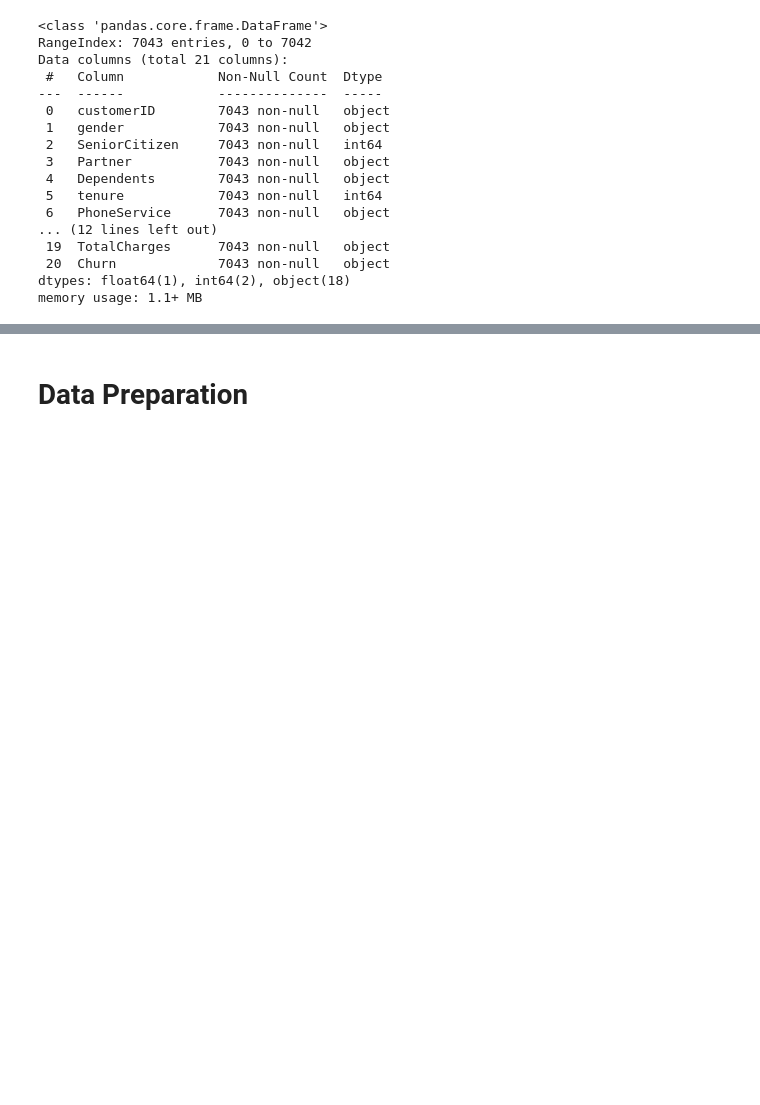
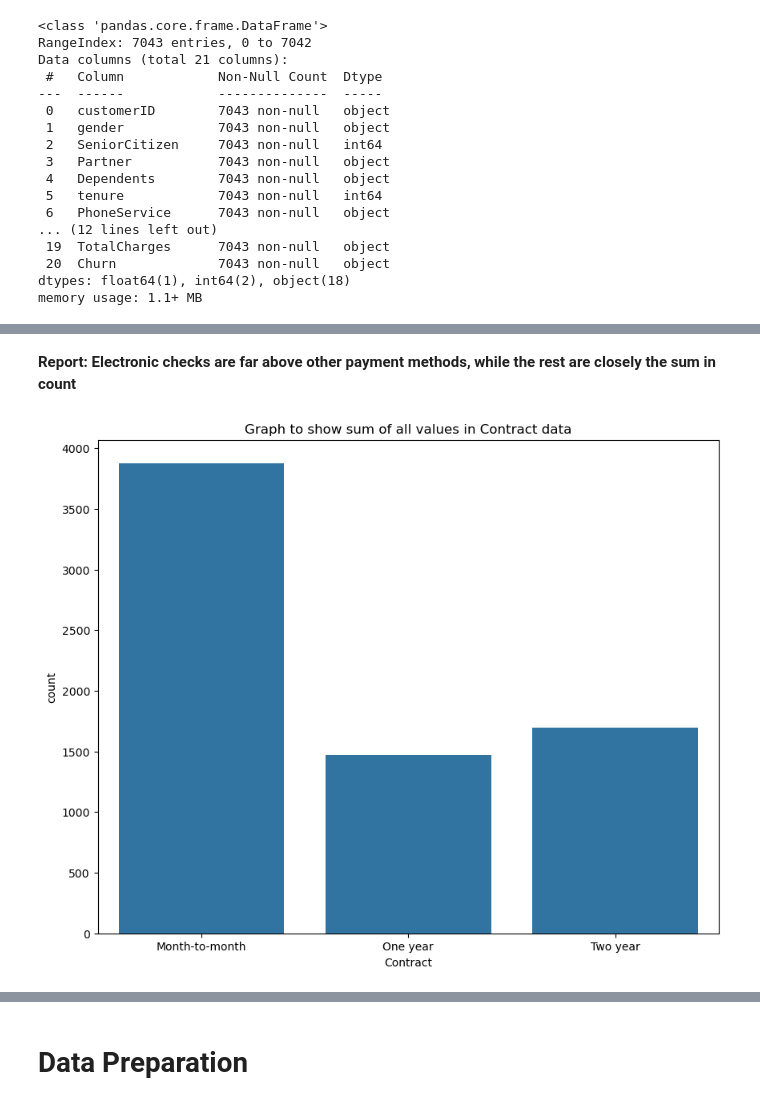
Before and after one commit to Enderphantom01/MLG-381-Assignment-2, a Jupyter notebook: notebooks/Data Exploration and Pre-processing.ipynb, the cells around one changed output, grey strips where cells are left out. Drawn from its saved outputs; the diff is of its cells as text; code cells hidden in the pictures; blank space fills up the shorter version.

```diff
--- a/notebooks/Data Exploration and Pre-processing.ipynb
+++ b/notebooks/Data Exploration and Pre-processing.ipynb
@@ -110,0 +203,9 @@ memory usage: 1.1+ MB
+# %% [markdown]
+**Report: Electronic checks are far above other payment methods, while the rest are closely the sum in count**
+# %%
+plt.figure(figsize=(10,8))
+sns.countplot(df, x= df['Contract'])
+plt.title('Graph to show sum of all values in Contract data')
+plt.show()
+# %% [output]
+[figure, added]
```
Also changed, not shown: parts of 152 cells of this notebook, 1 other file.
